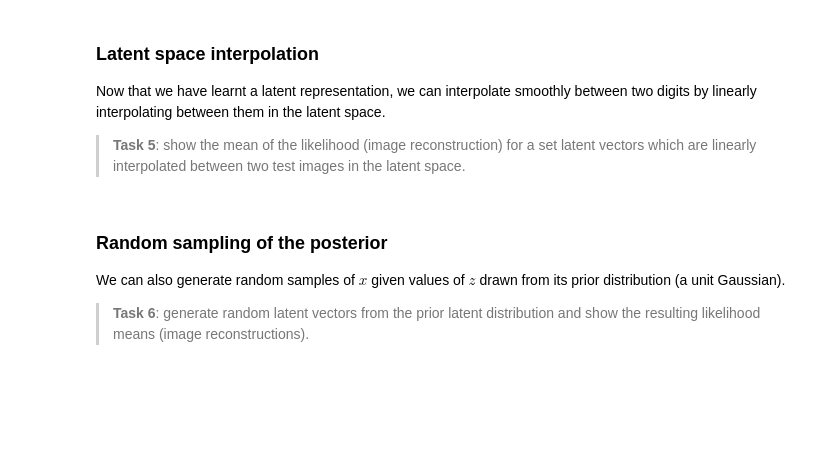
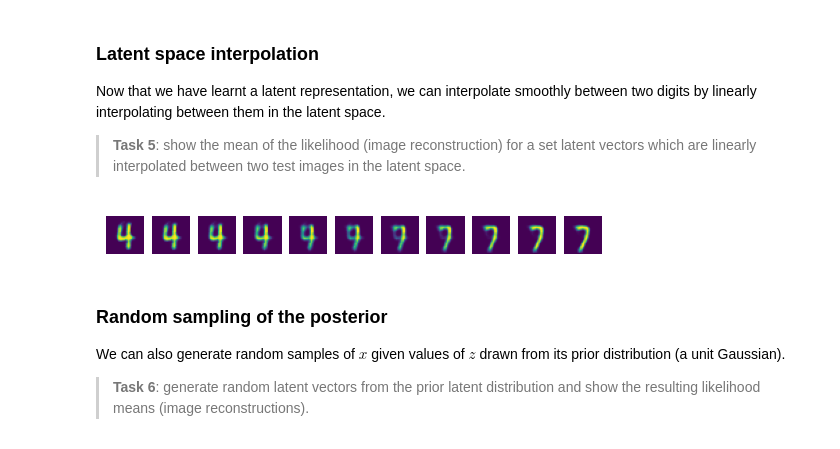
Before and after one commit to andrewtplatt/aims-machine-learning-mt26, a Jupyter notebook: practical-L5-L6/vae_example.ipynb, the cells around one changed output. Saved outputs shown, nothing was run; the diff lists cells and outputs as text; code cells hidden in the pictures; blank space fills up the shorter version.

```diff
--- a/practical-L5-L6/vae_example.ipynb
+++ b/practical-L5-L6/vae_example.ipynb
@@ -193,3 +236,26 @@ Now that we have learnt a latent representation, we can interpolate smoothly bet
+# %%
+img1, ground_truth1 = test_dataset[np.random.randint(len(test_dataset))]
+
+img2, ground_truth2 = img1, ground_truth1
+while ground_truth2 == ground_truth1:
+    img2, ground_truth2 = test_dataset[np.random.randint(len(test_dataset))]
+img1 = img1.flatten()
+img2 = img2.flatten()
+
+_, mu1, _ = model(img1)
+_, mu2, _ = model(img2)
+
+fig, axes = plt.subplots(1, 11)
+
+model.eval()
+for i in range(11):
+    eps = i / 10
+    mu = mu1 + eps * (mu2 - mu1)
+    newimg = model.decode(mu)
+    axes[i].imshow(newimg.detach().reshape((28, 28)))
+    axes[i].axis("off")
+# %% [output]
+[figure, added]
 # %% [markdown]
 ### Random sampling of the posterior
 
```
Also changed, not shown: parts of 9 cells of this notebook, 4 other files.
